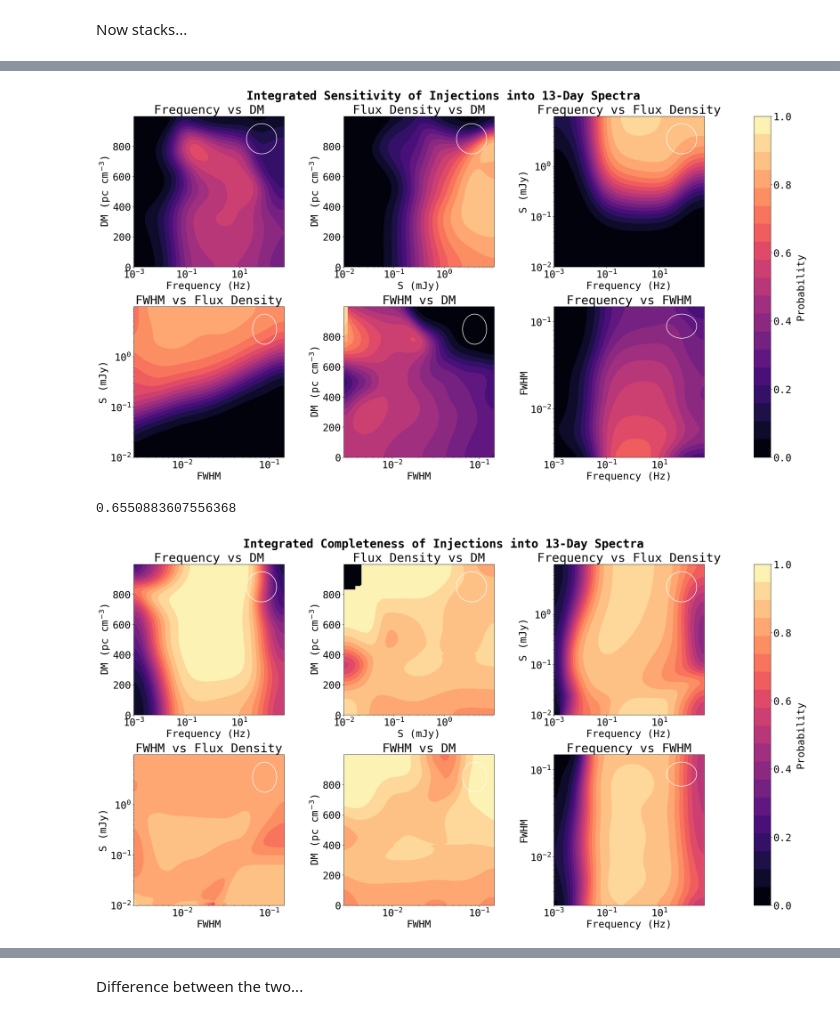
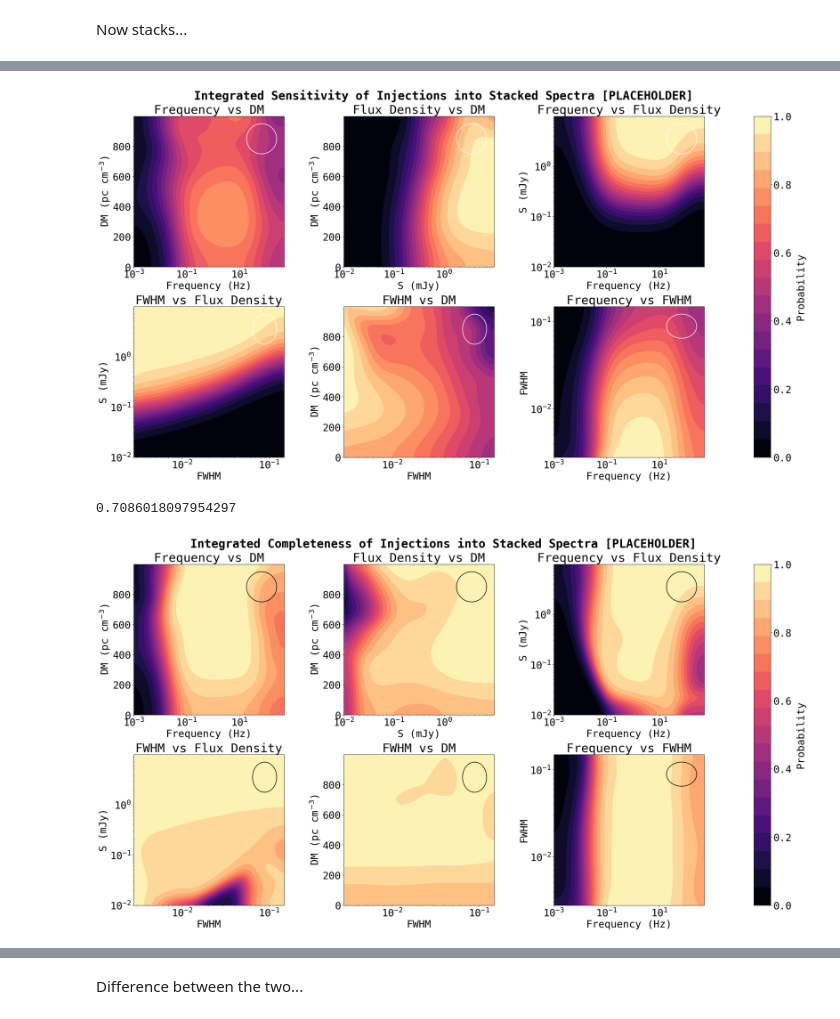
Before and after one commit to chime-sps/Transmissivity, a Jupyter notebook: results/injection_analysis_2d.ipynb, the cells around one changed output, grey strips where cells are left out. Saved outputs shown, nothing was run; the diff lists cells and outputs as text; code cells hidden in the pictures.

Commit message:
glob

```diff
--- a/results/injection_analysis_2d.ipynb
+++ b/results/injection_analysis_2d.ipynb
@@ -36,0 +16,25 @@ Number of injections: 271967
+# %%
+# data_1 = np.concatenate((np.loadtxt('all_harmonics_output.txt'),
+#                      np.loadtxt('2025_11_22_injections.txt'),
+#                      np.loadtxt('2025_11_28_injections.txt')))
+data_1 = np.concatenate((np.loadtxt('single_day_2026_04_05_injections.txt'),
+                        np.loadtxt('single_day_20260402_results.txt'),
+                        np.loadtxt('single_day_2026_04_08_injections.txt'),
+                        np.loadtxt('single_day_2026_04_11_injections.txt'))
+)
+print(f'Number of pointings: {len(np.unique(data_1[:, 0:2], axis=0))}')
+#print(f'Number of days: {len(np.unique(data_1[:, 2]))}')
+print(f'Total fraction of recovered injections: {(100*len(data_1[data_1[:, -1] > 0.])/len(data_1)):.2f}%')
+print(f'Number of injections: {len(data_1)}')
+RA = data_1[:, 0]
+Dec = data_1[:, 1]
+f = data_1[:, 4]
+DM = data_1[:, 5]
+S = data_1[:, 6]
+TPA_idx = data_1[:, 3].astype('int')
+fwhm = data_1[:, 7]
+
+f_idx = 4
+DM_idx = 5
+S_idx = 6
+FWHM_idx = 7
@@ -498,3 +527,8 @@ Number of injections: 20070
+# %%
+fglob_mask_stack = (data_stack[:, f_idx] > 0.1) & (data_stack[:, f_idx] < 250.)
+DMglob_mask_stack = (data_stack[:, DM_idx] > 1.) & (data_stack[:, DM_idx] < 600.)
+Sglob_mask_stack = data_stack[:, S_idx] > 0.1
+glob_mask_stack = fglob_mask_stack & DMglob_mask_stack & Sglob_mask_stack
 # %%
 # RA_bins = np.arange(min(RA), max(RA), 0.5)
 # Dec_bins = np.arange(min(Dec), max(Dec), 0.5)
@@ -509,37 +543,37 @@ Number of injections: 20070
 # FWHM_dev = 80
 # %%
 dm_f_inj_p_smooth_13, dm_f_ret_p_13, dm_f_ret_p_smooth_13 = au.get_sensitivity(
-    data_13,
+    data_stack[Sglob_mask_stack],
     *(5, 4, DM_bins, f_bins, DM_dev, f_dev),
     stype = '2d',
 )
 
 dm_s_inj_p_smooth_13, dm_s_ret_p_13, dm_s_ret_p_smooth_13 = au.get_sensitivity(
-    data_13,
+    data_stack[fglob_mask_stack],
     *(5, 6, DM_bins, S_bins, DM_dev, S_dev),
     stype = '2d',
 )
 
 s_f_inj_p_smooth_13, s_f_ret_p_13, s_f_ret_p_smooth_13 = au.get_sensitivity(
-    data_13,
+    data_stack[DMglob_mask_stack],
     *(6, 4, S_bins, f_bins, S_dev, f_dev),
     stype = '2d',
 )
 
 s_fwhm_inj_p_smooth_13, s_fwhm_ret_p_13, s_fwhm_ret_p_smooth_13 = au.get_sensitivity(
-    data_13,
+    data_stack[fglob_mask_stack & DMglob_mask_stack],
     *(6, 7, S_bins, fwhm_bins, S_dev, FWHM_dev),
     stype = '2d',
 )
 
 dm_fwhm_inj_p_smooth_13, dm_fwhm_ret_p_13, dm_fwhm_ret_p_smooth_13 = au.get_sensitivity(
-    data_13,
+    data_stack[fglob_mask_stack & Sglob_mask_stack],
     *(5, 7, DM_bins, fwhm_bins, DM_dev, FWHM_dev),
     stype = '2d',
 )
 
 fwhm_f_inj_p_smooth_13, fwhm_f_ret_p_13, fwhm_f_ret_p_smooth_13 = au.get_sensitivity(
-    data_13,
+    data_stack[DMglob_mask_stack & Sglob_mask_stack],
     *(7, 4, fwhm_bins, f_bins, FWHM_dev, f_dev),
     stype = '2d'
 )
@@ -601,41 +635,41 @@ cf4 = ax[4].contourf(fwhm_bins[:-1], DM_bins[:-1], dm_fwhm_ret_p_smooth_13,
                            levels=au.make_levels(dm_fwhm_ret_p_smooth_13), cmap='magma')
 ax[4].set_xscale('log')
 ax[4].set_xlabel('FWHM')
 ax[4].set_ylabel(r'DM (pc cm$^{-3}$)')
 ax[4].set_title('FWHM vs DM')
 #ax[4].set_ylim(0, 700)
 ax[4].set_xlim(fwhm_bins[0], fwhm_bins[-2])
 ax[4].set_box_aspect(1)
 au.add_ellipse(ax[4], fwhm_bins, DM_bins, FWHM_dev, DM_dev, x_log=True)
 
 #f vs FWHM
 cf5 = ax[5].contourf(f_bins[:-1], fwhm_bins[:-1], fwhm_f_ret_p_smooth_13,
                            levels=au.make_levels(fwhm_f_ret_p_smooth_13), cmap='magma')
 ax[5].set_xscale('log')
 ax[5].set_yscale('log')
 ax[5].set_xlabel('Frequency (Hz)')
 ax[5].set_ylabel('FWHM')
 ax[5].set_title('Frequency vs FWHM')
 ax[5].set_box_aspect(1)
 ax[5].set_ylim(fwhm_bins[0], fwhm_bins[-2])
 #ax[5].set_xlim(1e-2, max(f_bins))
 au.add_ellipse(ax[5], f_bins, fwhm_bins, f_dev, FWHM_dev, x_log=True, y_log=True)
 
 cbar = fig.colorbar(cf5, ax=ax, location='right', pad=0.08)
 cbar.set_label('Probability', labelpad=10)
 cbar.set_ticks([0, 0.2, 0.4, 0.6, 0.8, 1.0])
 
-fig.suptitle('Integrated Sensitivity of Injections into 13-Day Spectra',
+fig.suptitle('Integrated Sensitivity of Injections into Stacked Spectra [PLACEHOLDER]',
              fontsize=30, fontweight='bold')
 plt.show()
 # %% [output]
-[figure, old version]
+[figure, new version]
 # %%
-S_mask = data_13[:, 6] < 0.1
-retrieved_mask = data_13[:, -1] > 0
-data_13_low_flux = data_13[S_mask]
-data_13_low_flux_retrieved = data_13[S_mask & retrieved_mask]
-100*len(data_13_low_flux_retrieved) / len(data_13_low_flux)
+S_mask = data_stack[:, 6] < 0.1
+retrieved_mask = data_stack[:, -1] > 0
+data_stack_low_flux = data_stack[S_mask]
+data_stack_low_flux_retrieved = data_stack[S_mask & retrieved_mask]
+100*len(data_stack_low_flux_retrieved) / len(data_stack_low_flux)
 # %% [output]
-0.6550883607556368
+0.7086018097954297
 # %%
@@ -679,8 +713,6 @@ fwhm_f_inj_p_smooth_13, _, fwhm_f_ret_p_smooth_13 = au.get_sensitivity(
 # %%
 fig, ax = plt.subplots(2, 3, figsize=(26, 14), layout = 'constrained')
 ax = ax.flatten()
-import importlib
-importlib.reload(au)
 
 #f vs DM
 cf0 = ax[0].contourf(f_bins[:-1], DM_bins[:-1], dm_f_ret_p_smooth_13,
@@ -692,7 +724,7 @@ ax[0].set_title('Frequency vs DM')
 #ax[0].set_xlim(1e-2, max(f_bins))
 #ax[0].set_ylim(0, 700)
 ax[0].set_box_aspect(1)
-au.add_ellipse(ax[0], f_bins, DM_bins, f_dev, DM_dev, x_log=True)
+au.add_ellipse(ax[0], f_bins, DM_bins, f_dev, DM_dev, x_log=True, color = 'black')
 
 #S vs DM
 cf1 = ax[1].contourf(S_bins[:-1], DM_bins[:-1], dm_s_ret_p_smooth_13,
@@ -704,7 +736,7 @@ ax[1].set_title('Flux Density vs DM')
 #ax[1].set_xlim(1e-1, max(S_bins) - 1)
 #ax[1].set_ylim(0, 700)
 ax[1].set_box_aspect(1)
-au.add_ellipse(ax[1], S_bins, DM_bins, S_dev, DM_dev, x_log=True)
+au.add_ellipse(ax[1], S_bins, DM_bins, S_dev, DM_dev, x_log=True, color = 'black')
 
 #f vs S
 cf2 = ax[2].contourf(f_bins[:-1], S_bins[:-1], s_f_ret_p_smooth_13,
@@ -717,7 +749,7 @@ ax[2].set_title('Frequency vs Flux Density')
 ax[2].set_box_aspect(1)
 #ax[2].set_xlim(1e-2, max(f_bins))
 #ax[2].set_ylim(1e-1, max(S_bins) - 1)
-au.add_ellipse(ax[2], f_bins, S_bins, f_dev, S_dev, x_log=True, y_log=True)
+au.add_ellipse(ax[2], f_bins, S_bins, f_dev, S_dev, x_log=True, y_log=True, color = 'black')
 
 #FWHM vs S
 cf3 = ax[3].contourf(fwhm_bins[:-1], S_bins[:-1], s_fwhm_ret_p_smooth_13,
@@ -729,7 +761,7 @@ ax[3].set_ylabel('S (mJy)')
 ax[3].set_title('FWHM vs Flux Density')
 ax[3].set_box_aspect(1)
 #ax[3].set_ylim(5e-2, max(S_bins) -1 )
-au.add_ellipse(ax[3], fwhm_bins, S_bins, FWHM_dev, S_dev, x_log=True, y_log=True)
+au.add_ellipse(ax[3], fwhm_bins, S_bins, FWHM_dev, S_dev, x_log=True, y_log=True, color = 'black')
 
 #FWHM vs DM
 cf4 = ax[4].contourf(fwhm_bins[:-1], DM_bins[:-1], dm_fwhm_ret_p_smooth_13,
@@ -739,9 +771,9 @@ ax[4].set_xlabel('FWHM')
 ax[4].set_ylabel(r'DM (pc cm$^{-3}$)')
 ax[4].set_title('FWHM vs DM')
 #ax[4].set_ylim(0, 700)
-ax[4].set_xlim(fwhm_bins[0], fwhm_bins[-2])
+#ax[4].set_xlim(fwhm_bins[0], fwhm_bins[-2])
 ax[4].set_box_aspect(1)
-au.add_ellipse(ax[4], fwhm_bins, DM_bins, FWHM_dev, DM_dev, x_log=True)
+au.add_ellipse(ax[4], fwhm_bins, DM_bins, FWHM_dev, DM_dev, x_log=True, color = 'black')
 
 #f vs FWHM
 cf5 = ax[5].contourf(f_bins[:-1], fwhm_bins[:-1], fwhm_f_ret_p_smooth_13,
@@ -752,17 +784,17 @@ ax[5].set_xlabel('Frequency (Hz)')
 ax[5].set_ylabel('FWHM')
 ax[5].set_title('Frequency vs FWHM')
 ax[5].set_box_aspect(1)
-ax[5].set_ylim(fwhm_bins[0], fwhm_bins[-2])
+#ax[5].set_ylim(fwhm_bins[0], fwhm_bins[-2])
 #ax[5].set_xlim(1e-2, max(f_bins))
-au.add_ellipse(ax[5], f_bins, fwhm_bins, f_dev, FWHM_dev, x_log=True, y_log=True)
+au.add_ellipse(ax[5], f_bins, fwhm_bins, f_dev, FWHM_dev, x_log=True, y_log=True, color = 'black')
 
 cbar = fig.colorbar(cf5, ax=ax, location='right', pad=0.08)
 cbar.set_label('Probability', labelpad=10)
 cbar.set_ticks([0, 0.2, 0.4, 0.6, 0.8, 1.0])
 
-fig.suptitle('Integrated Completeness of Injections into 13-Day Spectra',
+fig.suptitle('Integrated Completeness of Injections into Stacked Spectra [PLACEHOLDER]',
              fontsize=30, fontweight='bold')
 plt.show()
 # %% [output]
-[figure, old version]
+[figure, new version]
 # %%
```
Also changed, not shown: parts of 17 cells of this notebook, 1 other file.
